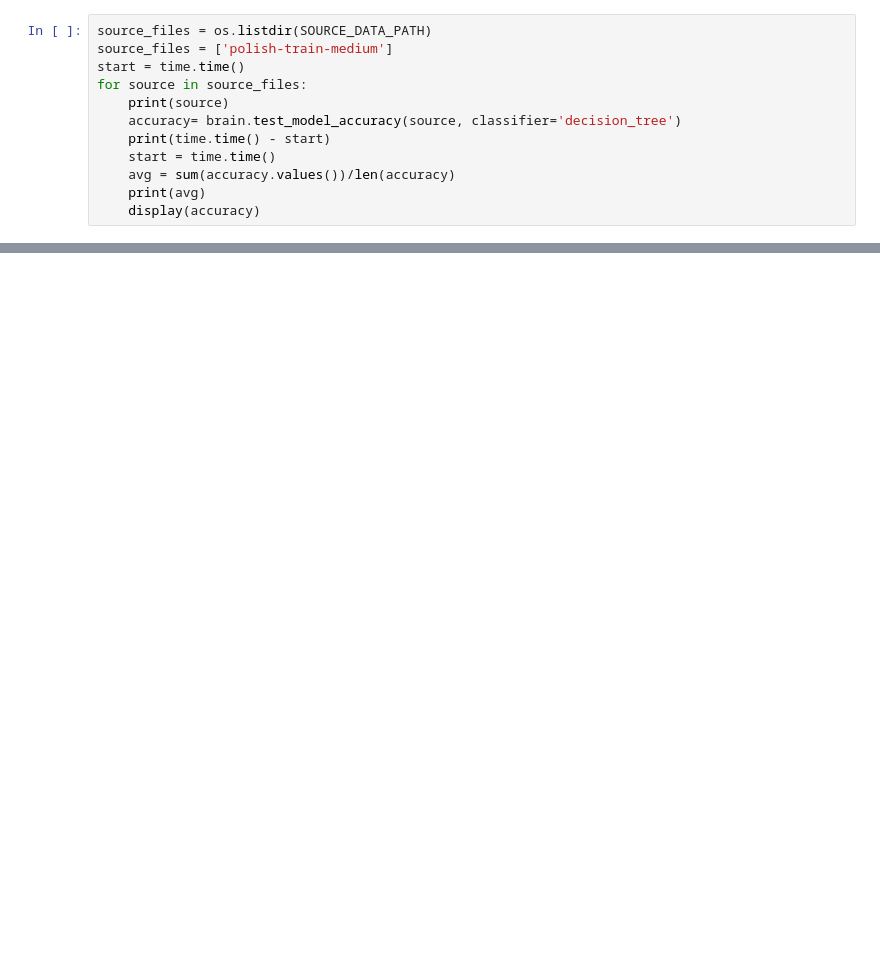
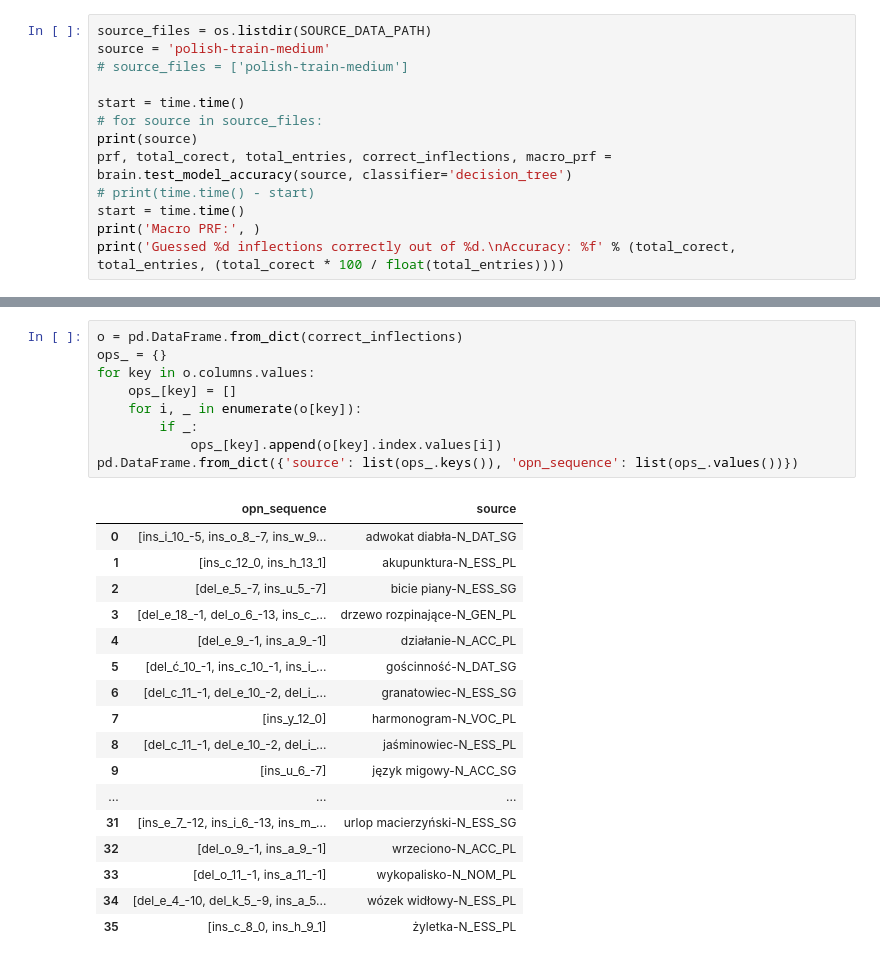
Before and after one commit to Demfier/PSyn, a Jupyter notebook: test_kclassifiers.ipynb, the cells around one changed output, grey strips where cells are left out. Cells and saved outputs as stored; diff of their text form; blank space fills up the shorter version.

Commit message:
Add macro and micro PRF of k-model classifier

```diff
--- a/test_kclassifiers.ipynb
+++ b/test_kclassifiers.ipynb
@@ -10,13 +11,14 @@ SOURCE_DATA_PATH = 'data/task1/dev/'
 # %%
 source_files = os.listdir(SOURCE_DATA_PATH)
-source_files = ['polish-train-medium']
+source = 'polish-train-medium'
+# source_files = ['polish-train-medium']
+
 start = time.time()
-for source in source_files:
-    print(source)
-    accuracy= brain.test_model_accuracy(source, classifier='decision_tree')
-    print(time.time() - start)
-    start = time.time()
-    avg = sum(accuracy.values())/len(accuracy)
-    print(avg)
-    display(accuracy)
+# for source in source_files:
+print(source)
+prf, total_corect, total_entries, correct_inflections, macro_prf = brain.test_model_accuracy(source, classifier='decision_tree')
+# print(time.time() - start)
+start = time.time()
+print('Macro PRF:', )
+print('Guessed %d inflections correctly out of %d.\nAccuracy: %f' % (total_corect, total_entries, (total_corect * 100 / float(total_entries))))
 # %% [output]
@@ -61,0 +31,27 @@ Ci: 40.000000
+# %%
+o = pd.DataFrame.from_dict(correct_inflections)
+ops_ = {}
+for key in o.columns.values:
+    ops_[key] = []
+    for i, _ in enumerate(o[key]):
+        if _:
+            ops_[key].append(o[key].index.values[i])
+pd.DataFrame.from_dict({'source': list(ops_.keys()), 'opn_sequence': list(ops_.values())})
+# %% [output]
+|  | opn_sequence | source |
+| 0 | [ins_i_10_-5, ins_o_8_-7, ins_w_9... | adwokat diabła-N_DAT_SG |
+| 1 | [ins_c_12_0, ins_h_13_1] | akupunktura-N_ESS_PL |
+| 2 | [del_e_5_-7, ins_u_5_-7] | bicie piany-N_ESS_SG |
+| 3 | [del_e_18_-1, del_o_6_-13, ins_c_... | drzewo rozpinające-N_GEN_PL |
+| 4 | [del_e_9_-1, ins_a_9_-1] | działanie-N_ACC_PL |
+| 5 | [del_ć_10_-1, ins_c_10_-1, ins_i_... | gościnność-N_DAT_SG |
+| 6 | [del_c_11_-1, del_e_10_-2, del_i_... | granatowiec-N_ESS_SG |
+| 7 | [ins_y_12_0] | harmonogram-N_VOC_PL |
+| 8 | [del_c_11_-1, del_e_10_-2, del_i_... | jaśminowiec-N_ESS_PL |
+| 9 | [ins_u_6_-7] | język migowy-N_ACC_SG |
+| ... | ... | ... |
+| 31 | [ins_e_7_-12, ins_i_6_-13, ins_m_... | urlop macierzyński-N_ESS_SG |
+| 32 | [del_o_9_-1, ins_a_9_-1] | wrzeciono-N_ACC_PL |
+| 33 | [del_o_11_-1, ins_a_11_-1] | wykopalisko-N_NOM_PL |
+| 34 | [del_e_4_-10, del_k_5_-9, ins_a_5... | wózek widłowy-N_ESS_PL |
+| 35 | [ins_c_8_0, ins_h_9_1] | żyletka-N_ESS_PL |
```
Also changed, not shown: parts of 5 cells of this notebook, 3 other files.
